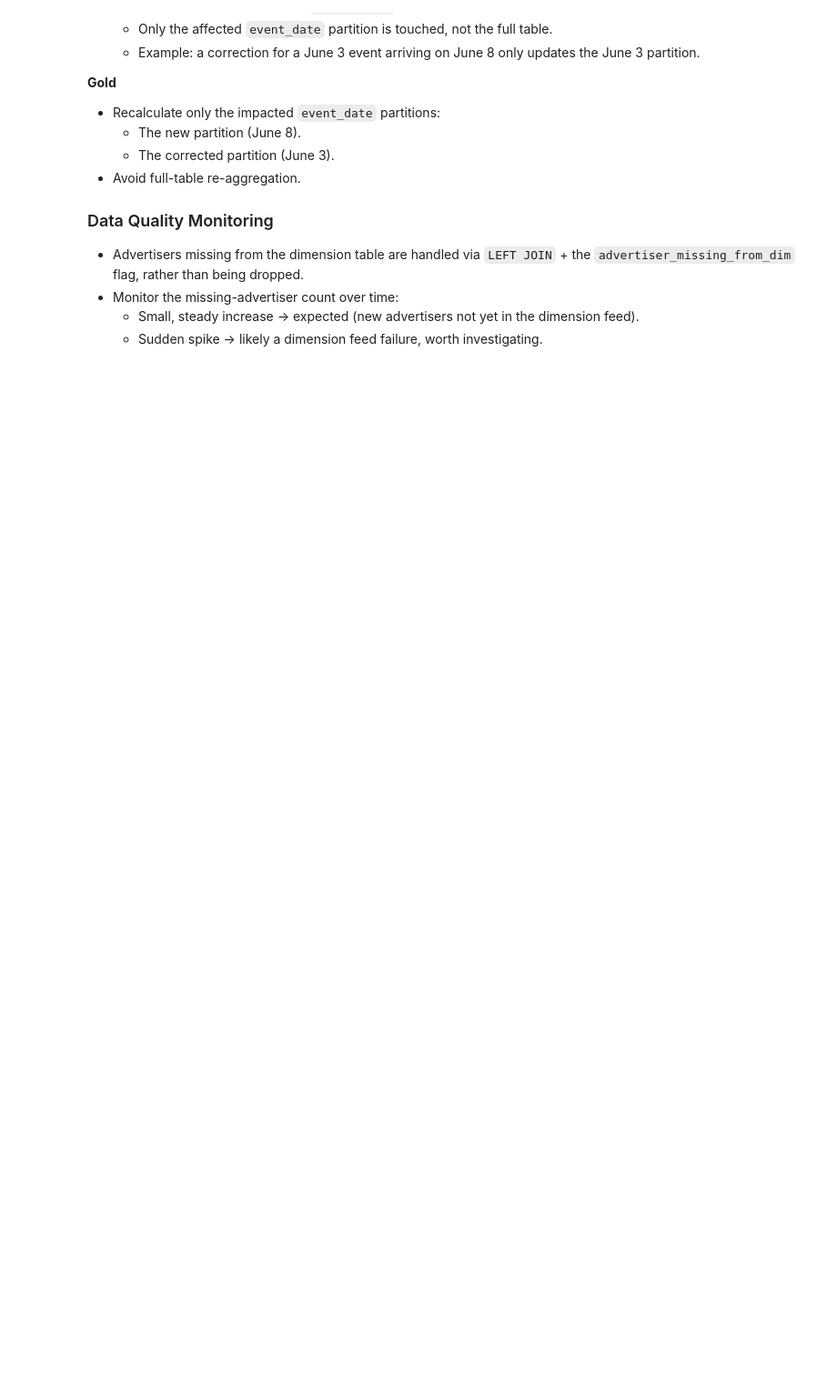
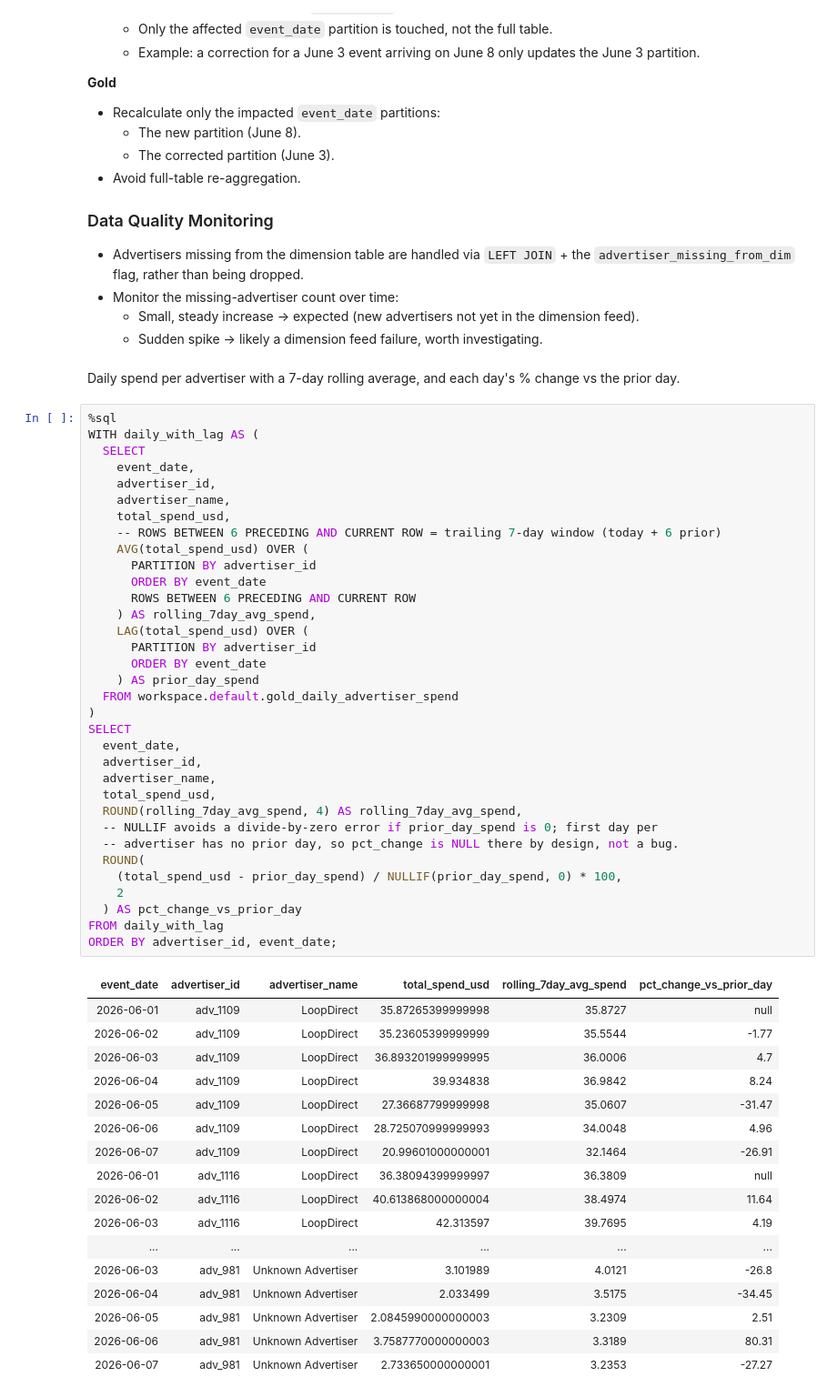
Before and after one commit to Lekhapriyadharshini/lekhapriyadharshini-data-engineering, a Jupyter notebook: projects/01-medallion-data-pipeline/notebooks/DSP_Medallion_Pipeline.ipynb, the cells around one changed output. Shown at 91% size. Drawn from its saved outputs; the diff is of its cells as text; blank space fills up the shorter version.

Commit message:
Complete Databricks notebook with Bronze, Silver, Gold, SQL and DQ utility

```diff
--- a/projects/01-medallion-data-pipeline/notebooks/DSP_Medallion_Pipeline.ipynb
+++ b/projects/01-medallion-data-pipeline/notebooks/DSP_Medallion_Pipeline.ipynb
@@ -651,3 +642,57 @@ OPTIMIZE workspace.default.silver_events ZORDER BY (advertiser_id, event_id);
 - Monitor the missing-advertiser count over time:
   - Small, steady increase → expected (new advertisers not yet in the dimension feed).
   - Sudden spike → likely a dimension feed failure, worth investigating.
+# %% [markdown]
+Daily spend per advertiser with a 7-day rolling average, and each day's % change vs the prior day.
+# %%
+%sql
+WITH daily_with_lag AS (
+  SELECT
+    event_date,
+    advertiser_id,
+    advertiser_name,
+    total_spend_usd,
+    -- ROWS BETWEEN 6 PRECEDING AND CURRENT ROW = trailing 7-day window (today + 6 prior)
+    AVG(total_spend_usd) OVER (
+      PARTITION BY advertiser_id
+      ORDER BY event_date
+      ROWS BETWEEN 6 PRECEDING AND CURRENT ROW
+    ) AS rolling_7day_avg_spend,
+    LAG(total_spend_usd) OVER (
+      PARTITION BY advertiser_id
+      ORDER BY event_date
+    ) AS prior_day_spend
+  FROM workspace.default.gold_daily_advertiser_spend
+)
+SELECT
+  event_date,
+  advertiser_id,
+  advertiser_name,
+  total_spend_usd,
+  ROUND(rolling_7day_avg_spend, 4) AS rolling_7day_avg_spend,
+  -- NULLIF avoids a divide-by-zero error if prior_day_spend is 0; first day per
+  -- advertiser has no prior day, so pct_change is NULL there by design, not a bug.
+  ROUND(
+    (total_spend_usd - prior_day_spend) / NULLIF(prior_day_spend, 0) * 100,
+    2
+  ) AS pct_change_vs_prior_day
+FROM daily_with_lag
+ORDER BY advertiser_id, event_date;
+# %% [output]
+| event_date | advertiser_id | advertiser_name | total_spend_usd | rolling_7day_avg_spend | pct_change_vs_prior_day |
+| 2026-06-01 | adv_1109 | LoopDirect | 35.87265399999998 | 35.8727 | null |
+| 2026-06-02 | adv_1109 | LoopDirect | 35.23605399999999 | 35.5544 | -1.77 |
+| 2026-06-03 | adv_1109 | LoopDirect | 36.893201999999995 | 36.0006 | 4.7 |
+| 2026-06-04 | adv_1109 | LoopDirect | 39.934838 | 36.9842 | 8.24 |
+| 2026-06-05 | adv_1109 | LoopDirect | 27.36687799999998 | 35.0607 | -31.47 |
+| 2026-06-06 | adv_1109 | LoopDirect | 28.725070999999993 | 34.0048 | 4.96 |
+| 2026-06-07 | adv_1109 | LoopDirect | 20.99601000000001 | 32.1464 | -26.91 |
+| 2026-06-01 | adv_1116 | LoopDirect | 36.38094399999997 | 36.3809 | null |
+| 2026-06-02 | adv_1116 | LoopDirect | 40.613868000000004 | 38.4974 | 11.64 |
+| 2026-06-03 | adv_1116 | LoopDirect | 42.313597 | 39.7695 | 4.19 |
+| ... | ... | ... | ... | ... | ... |
+| 2026-06-03 | adv_981 | Unknown Advertiser | 3.101989 | 4.0121 | -26.8 |
+| 2026-06-04 | adv_981 | Unknown Advertiser | 2.033499 | 3.5175 | -34.45 |
+| 2026-06-05 | adv_981 | Unknown Advertiser | 2.0845990000000003 | 3.2309 | 2.51 |
+| 2026-06-06 | adv_981 | Unknown Advertiser | 3.7587770000000003 | 3.3189 | 80.31 |
+| 2026-06-07 | adv_981 | Unknown Advertiser | 2.733650000000001 | 3.2353 | -27.27 |
```
Also changed, not shown: parts of 20 cells of this notebook.
